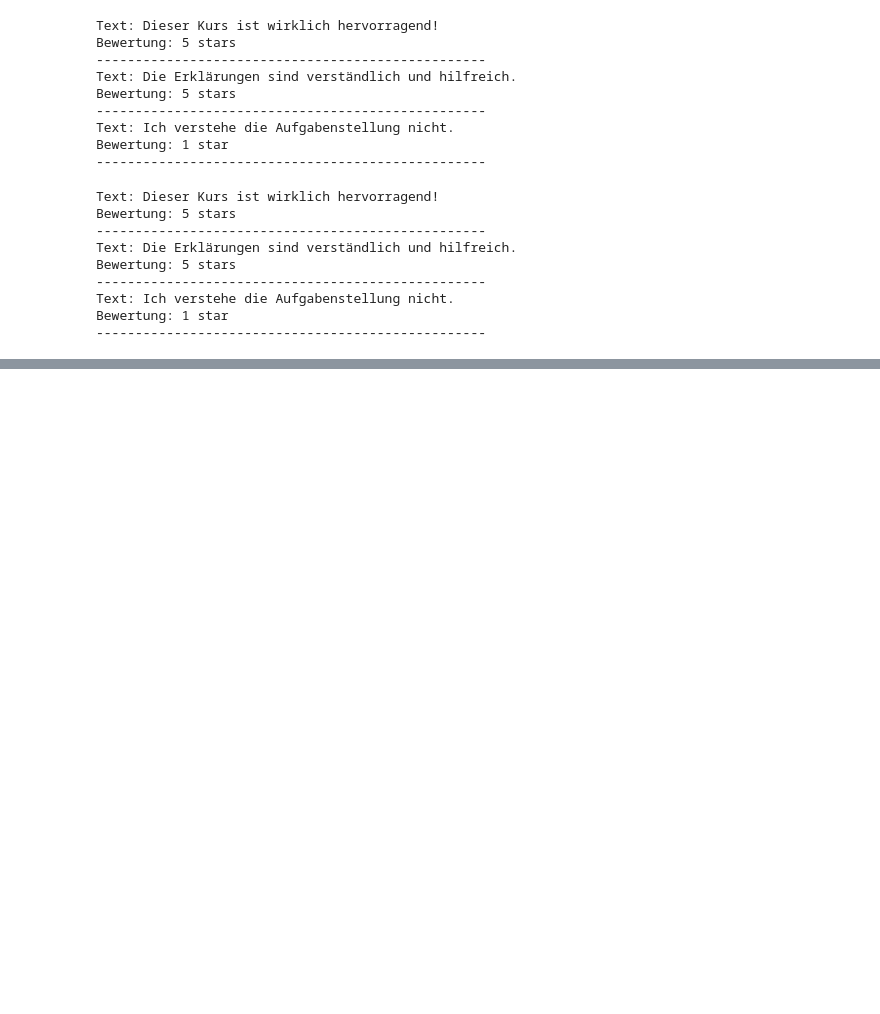
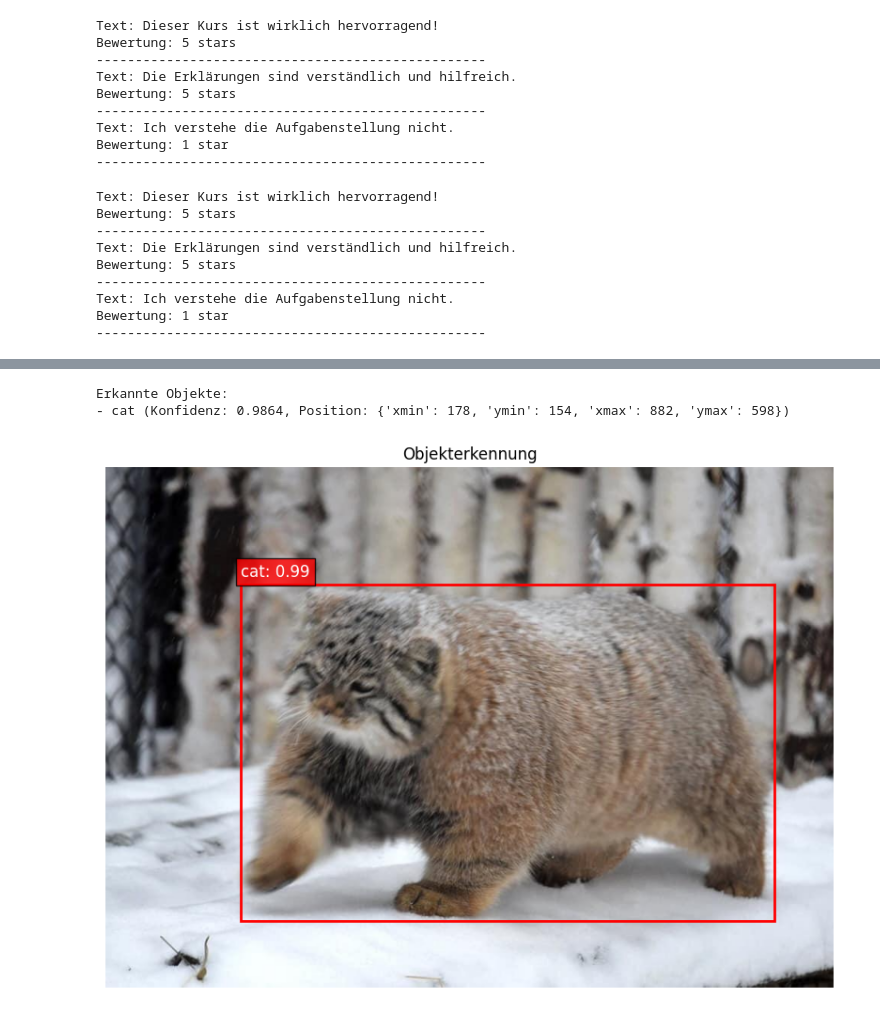
Before and after one commit to dnhshl/cc-ai, a Jupyter notebook: HuggingFaceIntro.ipynb, the cells around one changed output, grey strips where cells are left out. Drawn from its saved outputs; the diff is of its cells as text; code cells hidden in the pictures; blank space fills up the shorter version.

```diff
--- a/HuggingFaceIntro.ipynb
+++ b/HuggingFaceIntro.ipynb
@@ -113,0 +164,3 @@ Bewertung: 1 star
+# %%
+# Laden eines vortrainierten Objekterkennungsmodells
+detector = pipeline("object-detection")
@@ -113,0 +175,33 @@ Bewertung: 1 star
+# %%
+# Objekterkennung durchführen
+results = detector(image)
+# %%
+# Ergebnisse anzeigen
+print("Erkannte Objekte:")
+for result in results:
+    print(f"- {result['label']} (Konfidenz: {result['score']:.4f}, Position: {result['box']})")
+
+# Bild mit Bounding Boxes anzeigen
+plt.figure(figsize=(10, 10))
+plt.imshow(image)
+ax = plt.gca()
+
+for result in results:
+    box = result['box']
+    x, y, width, height = box['xmin'], box['ymin'], box['xmax'] - box['xmin'], box['ymax'] - box['ymin']
+
+    # Bounding Box zeichnen
+    rect = patches.Rectangle((x, y), width, height, linewidth=2, edgecolor='r', facecolor='none')
+    ax.add_patch(rect)
+
+    # Label hinzufügen
+    plt.text(x, y-10, f"{result['label']}: {result['score']:.2f}", color='white',
+             bbox=dict(facecolor='red', alpha=0.8), fontsize=12)
+
+plt.axis('off')
+plt.title("Objekterkennung")
+plt.show()
+# %% [output]
+Erkannte Objekte:
+- cat (Konfidenz: 0.9864, Position: {'xmin': 178, 'ymin': 154, 'xmax': 882, 'ymax': 598})
+[figure, added]
```
Also changed, not shown: parts of 13 cells of this notebook.
